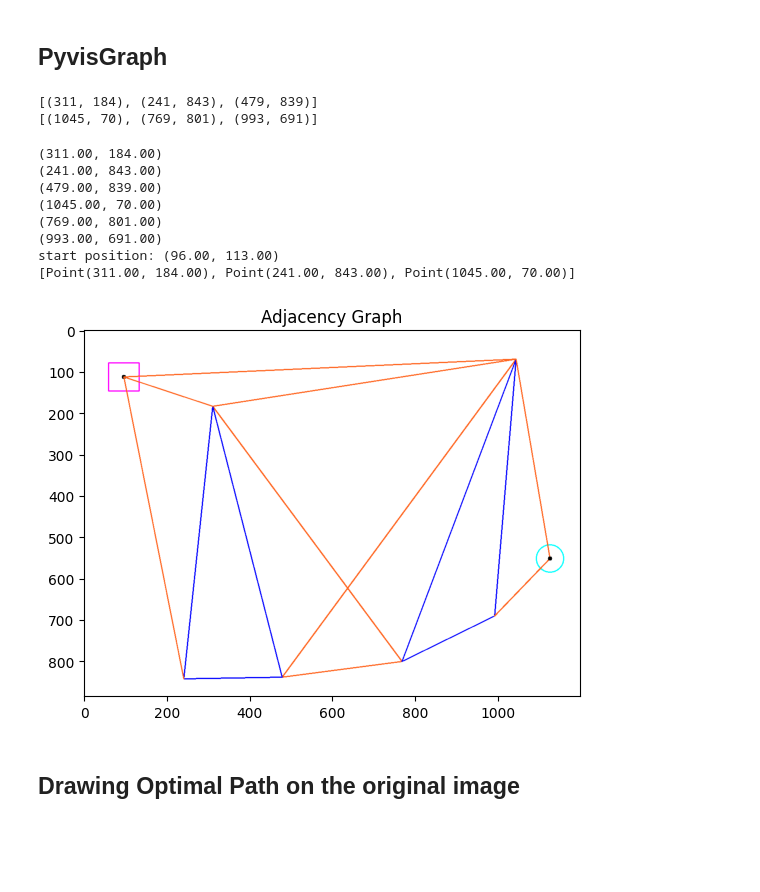
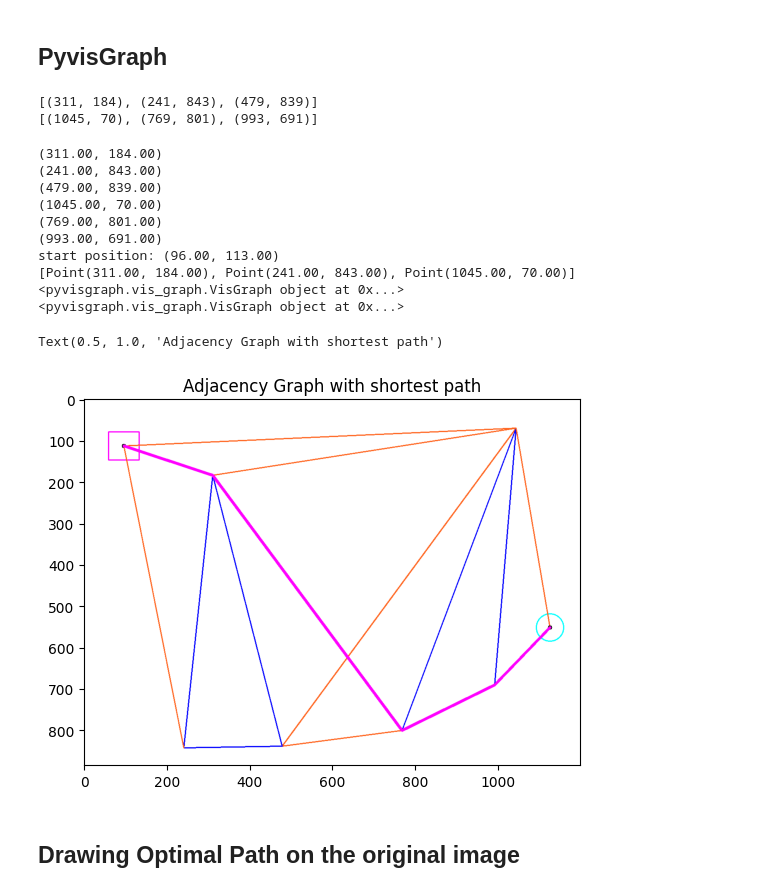
Before and after one commit to Owhenthesaints/Project_Basics_For_Mobile_Robotics, a Jupyter notebook: dependencies/Project path planing (2).ipynb, the cells around one changed output. Cells and saved outputs as stored; diff of their text form; code cells hidden in the pictures; blank space fills up the shorter version.

Commit message:
created function for draw_shortest_path

```diff
--- a/dependencies/Project path planing (2).ipynb
+++ b/dependencies/Project path planing (2).ipynb
@@ -333,9 +331,47 @@ def create_adjacency_graph(object_vertices, object_edges, robot_position, goal_p
+# %%
+def find_shortest_path(graph, robot_position, goal_position, img):
+
+    startPosition = vg.Point(robot_position[0],robot_position[1])
+    endPosition = vg.Point(goal_position[0], goal_position[1])
+    shortestPath = graph.shortest_path(startPosition, endPosition)
+
+    # drawing the path on image
+    for i, node in enumerate(shortestPath[:-1]):
+        edgelist.append((shortestPath[i], shortestPath[i + 1]))
+
+    color = (255, 0, 255)
+    thickness = 5
+    for i, edge in enumerate(edgelist):
+    #print(int(edgelist[i][0].x), int(edgelist[i][0].y))
+        cv2.line(img, (int(edgelist[i][0].x), int(edgelist[i][0].y)), (int(edgelist[i][1].x), int(edgelist[i][1].y)), color, thickness)
 # %%
 import pyvisgraph as vg
 
 new_img = blank_img.copy()
 
-create_adjacency_graph(triangle_vertices, triangle_edges, robot_position, goal_position, new_img)
+# # creating obstacles for graph
+# for triangle in triangle_vertices:
+#     print(triangle)
+#     polygon = []
+#     for point in triangle:
+#         polygon.append(vg.Point(point[0], point[1]))
+#         all_vertices.append(vg.Point(point[0], point[1]))
+#     polygons.append(polygon)
+
+# graph = vg.VisGraph()
+
+# graph.build(polygons)
+
+# creating the adjacency graph and drawing it
+graph = draw_adjacency_graph(triangle_vertices, triangle_edges, robot_position, goal_position, new_img)
+print(graph)
+plt.imshow(new_img)
+plt.title("Adjacency Graph")
+
+# finding shortest path and plotting it
+find_shortest_path(graph, robot_position, goal_position, new_img)
+plt.imshow(new_img)
+plt.title("Adjacency Graph with shortest path")
 
 # polygons = []
 # all_vertices = []
@@ -382,34 +418,37 @@ create_adjacency_graph(triangle_vertices, triangle_edges, robot_position, goal_p
 #         visible_point = convertVG_to_np(point)
 #         cv2.line(new_img, (Xrob_center, Yrob_center), visible_point, (255, 100, 30), 2)
 
 # # finding visible points from the end position
 # end_visible_points = (graph.find_visible(endPosition))
 # for point in end_visible_points:
 #         np_vertex = convertVG_to_np(vertex)
 #         visible_point = convertVG_to_np(point)
 #         cv2.line(new_img, (Xcent, Ycent), visible_point, (255, 100, 30), 2)
 
 # cv2.circle(new_img, (Xcent, Ycent), 5, (0,0,0), -1)
 
 # plt.imshow(new_img)
 # plt.title("Adjacency Graph")
 
 # shortestPath = graph.shortest_path(startPosition, endPosition)
 # print("shortest path:", shortestPath)
 
 #print(graph.visible_vertices(graph, startPosition))
 # %% [output]
 [(311, 184), (241, 843), (479, 839)]
 [(1045, 70), (769, 801), (993, 691)]
 (311.00, 184.00)
 (241.00, 843.00)
 (479.00, 839.00)
 (1045.00, 70.00)
 (769.00, 801.00)
 (993.00, 691.00)
 start position: (96.00, 113.00)
 [Point(311.00, 184.00), Point(241.00, 843.00), Point(1045.00, 70.00)]
+<pyvisgraph.vis_graph.VisGraph object at 0x...>
+<pyvisgraph.vis_graph.VisGraph object at 0x...>
+Text(0.5, 1.0, 'Adjacency Graph with shortest path')
-[figure, old version]
+[figure, new version]
 # %% [markdown]
 ## Drawing Optimal Path on the original image
 # %%
```
Also changed, not shown: parts of 3 cells of this notebook.
